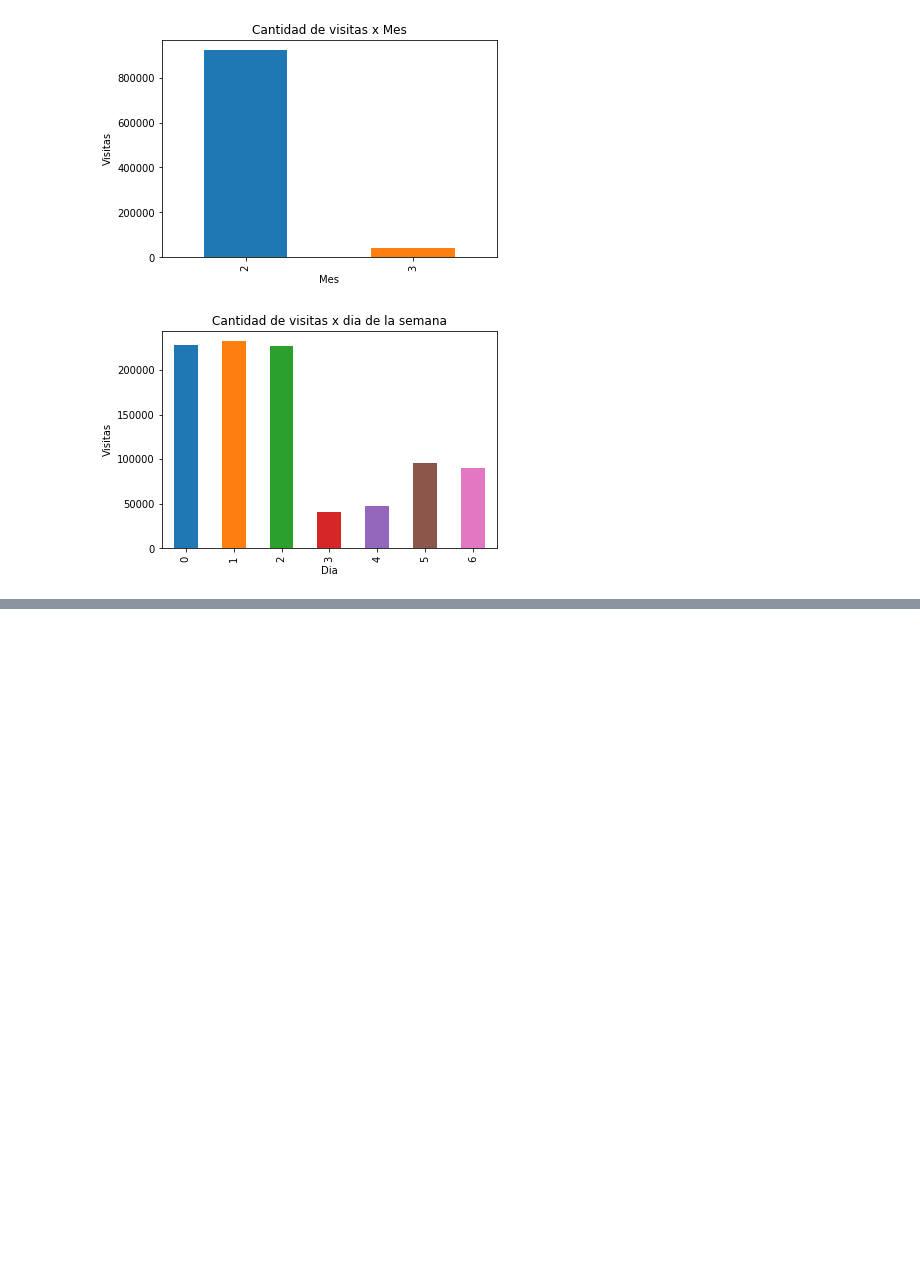
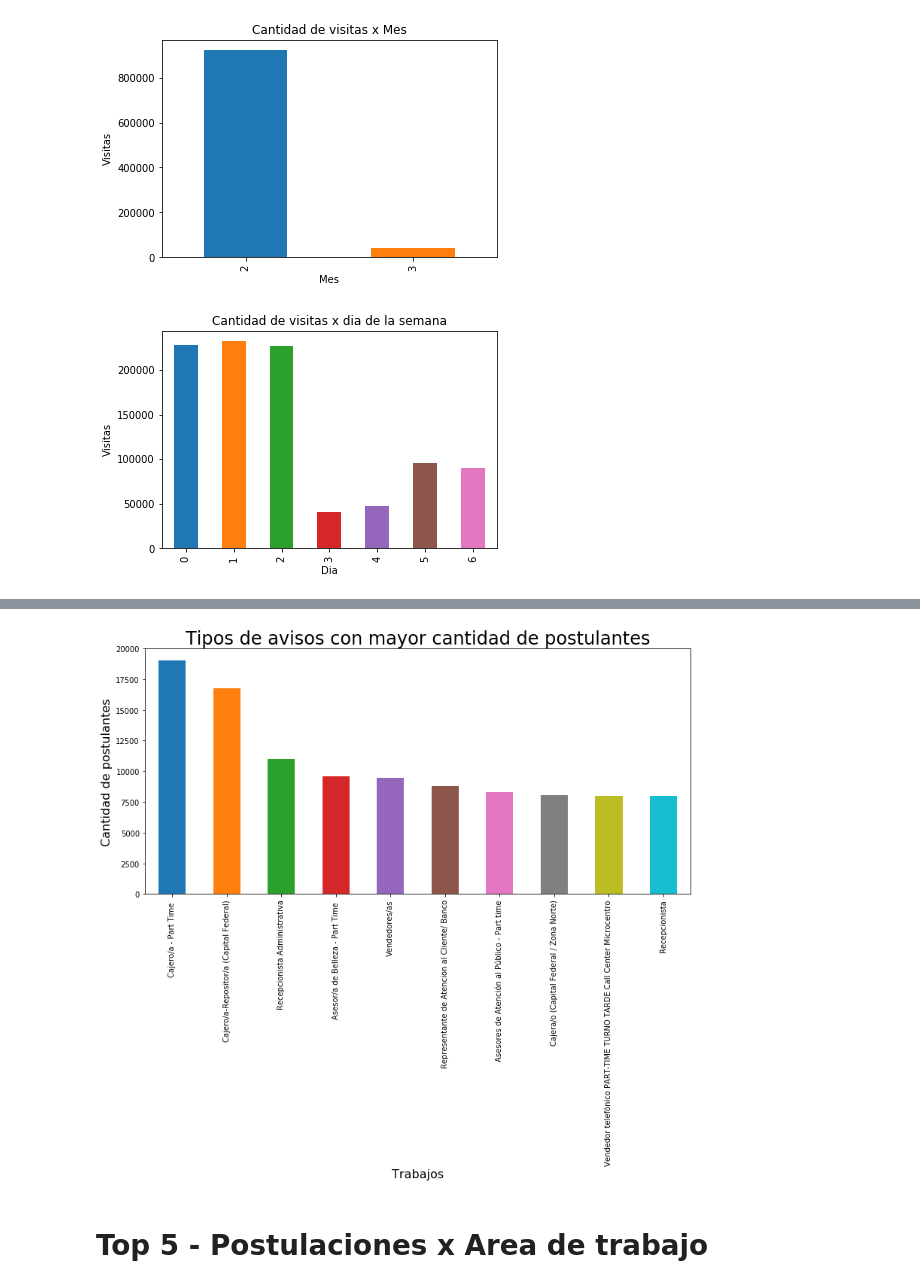
Before and after one commit to BrigliaAn/TP1-AnalisisExploratorio-ZonaJobs, a Jupyter notebook: Tp1-completo.ipynb, the cells around one changed output, grey strips where cells are left out. Drawn from its saved outputs; the diff is of its cells as text; code cells hidden in the pictures; blank space fills up the shorter version.

```diff
--- a/Tp1-completo.ipynb
+++ b/Tp1-completo.ipynb
@@ -1031,0 +1101,13 @@ plt.show()
+# %%
+fig = plt.figure()
+
+ax = merge2['titulo'].value_counts().head(10).plot(kind='bar',figsize=(13,6));
+
+plt.title('Tipos de avisos con mayor cantidad de postulantes', fontsize=24)
+
+ax.set_xlabel('Trabajos', fontsize= 16)
+ax.set_ylabel('Cantidad de postulantes', fontsize= 16);
+# %% [output]
+[figure, added]
+# %% [markdown]
+# Top 5 - Postulaciones x Area de trabajo
```
Also changed, not shown: parts of 22 cells of this notebook.
